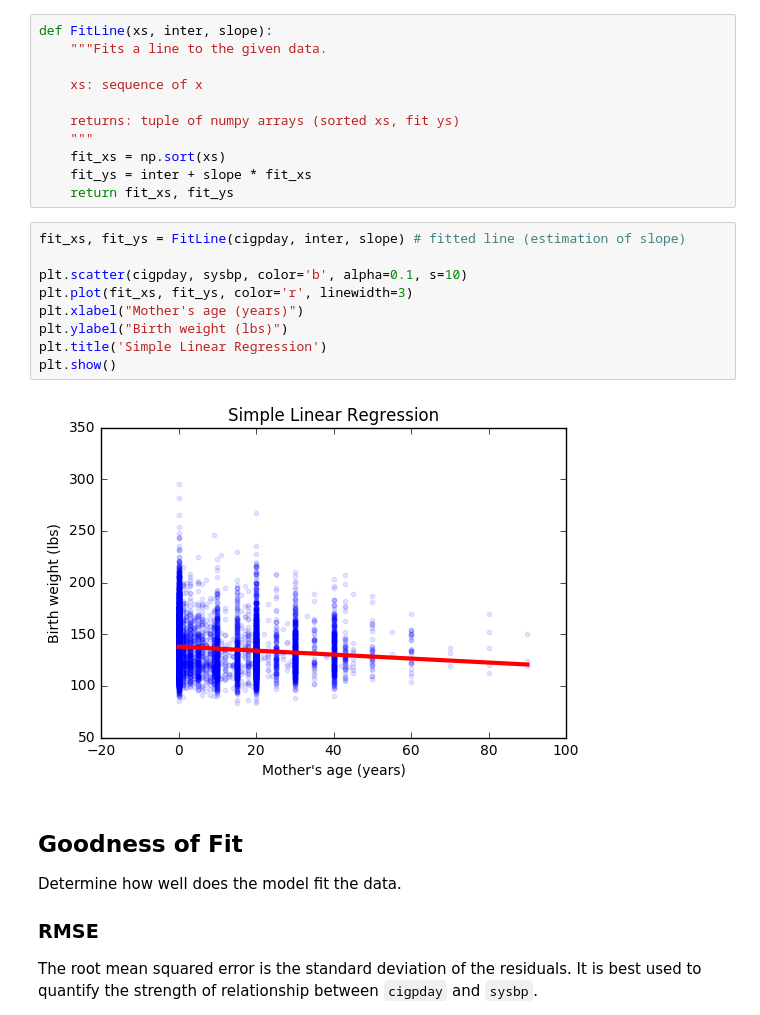
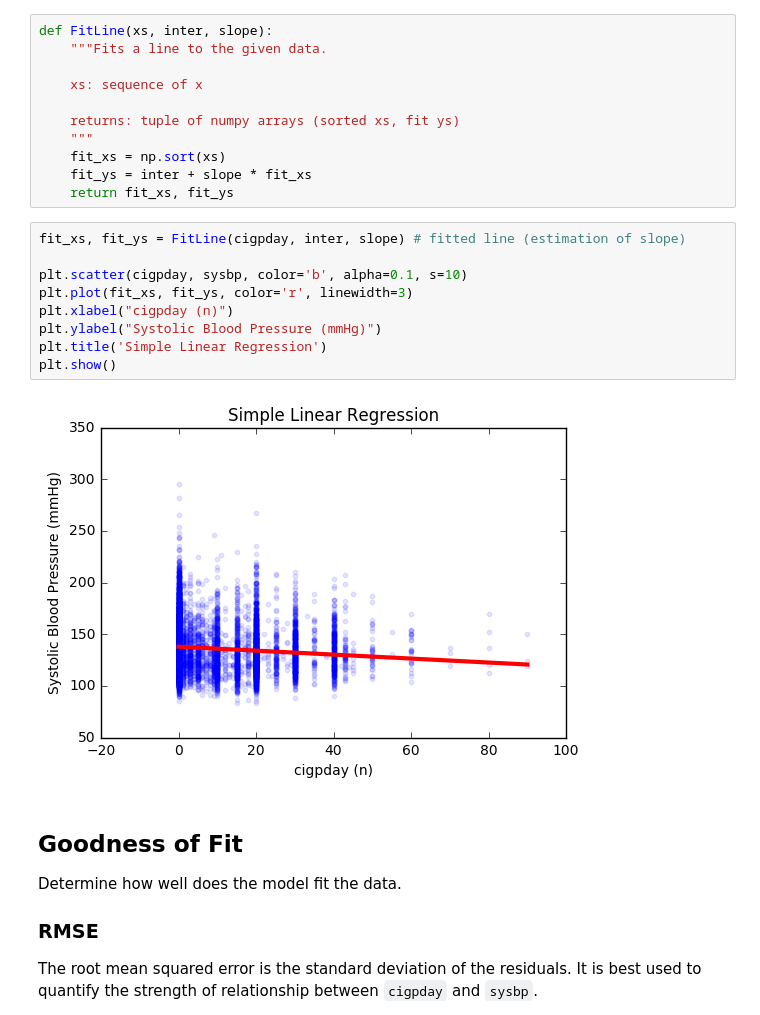
Before and after one commit to cpnguyen5/CVD-stats, a Jupyter notebook: Bivariate Analysis - CIGPDAY & SYSBP.ipynb, the cells around one changed output. Drawn from its saved outputs; the diff is of its cells as text.

Commit message:
Correct plot axes labels

```diff
--- a/Bivariate Analysis - CIGPDAY & SYSBP.ipynb
+++ b/Bivariate Analysis - CIGPDAY & SYSBP.ipynb
@@ -206,14 +206,14 @@ def FitLine(xs, inter, slope):
 # %%
 fit_xs, fit_ys = FitLine(cigpday, inter, slope) # fitted line (estimation of slope)
 
 plt.scatter(cigpday, sysbp, color='b', alpha=0.1, s=10)
 plt.plot(fit_xs, fit_ys, color='r', linewidth=3)
-plt.xlabel("Mother's age (years)")
-plt.ylabel("Birth weight (lbs)")
+plt.xlabel("cigpday (n)")
+plt.ylabel("Systolic Blood Pressure (mmHg)")
 plt.title('Simple Linear Regression')
 plt.show()
 # %% [output]
-[figure, old version]
+[figure, new version]
 # %% [markdown]
 ## Goodness of Fit
 Determine how well does the model fit the data.
```
Also changed, not shown: parts of 1 cell of this notebook.
